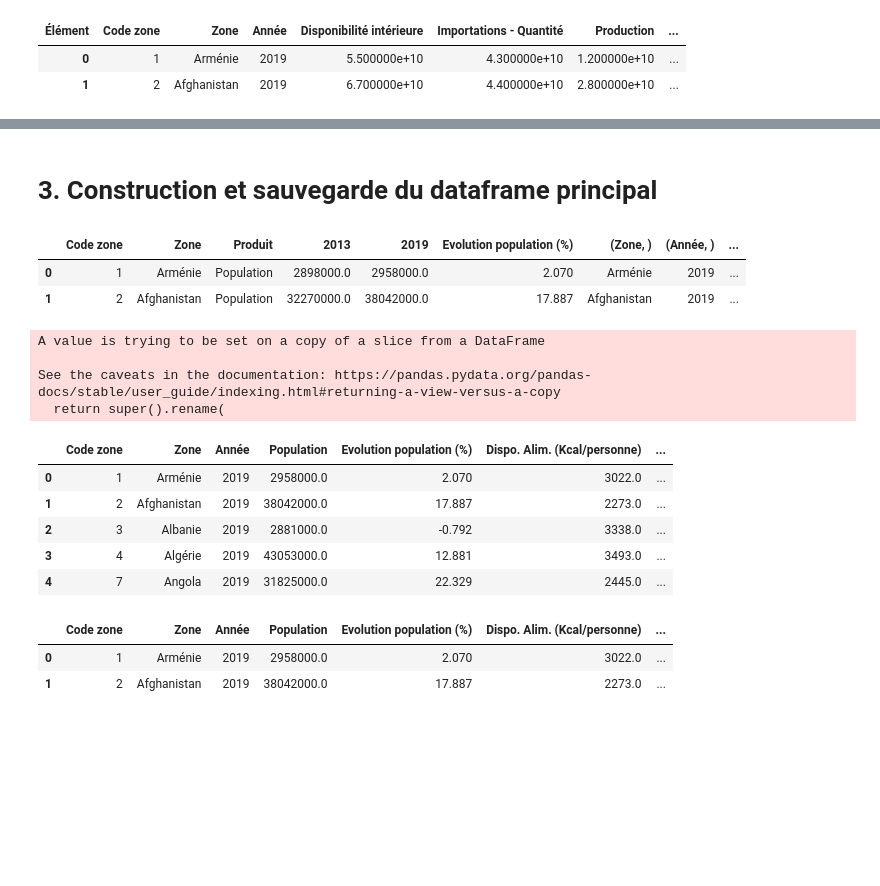
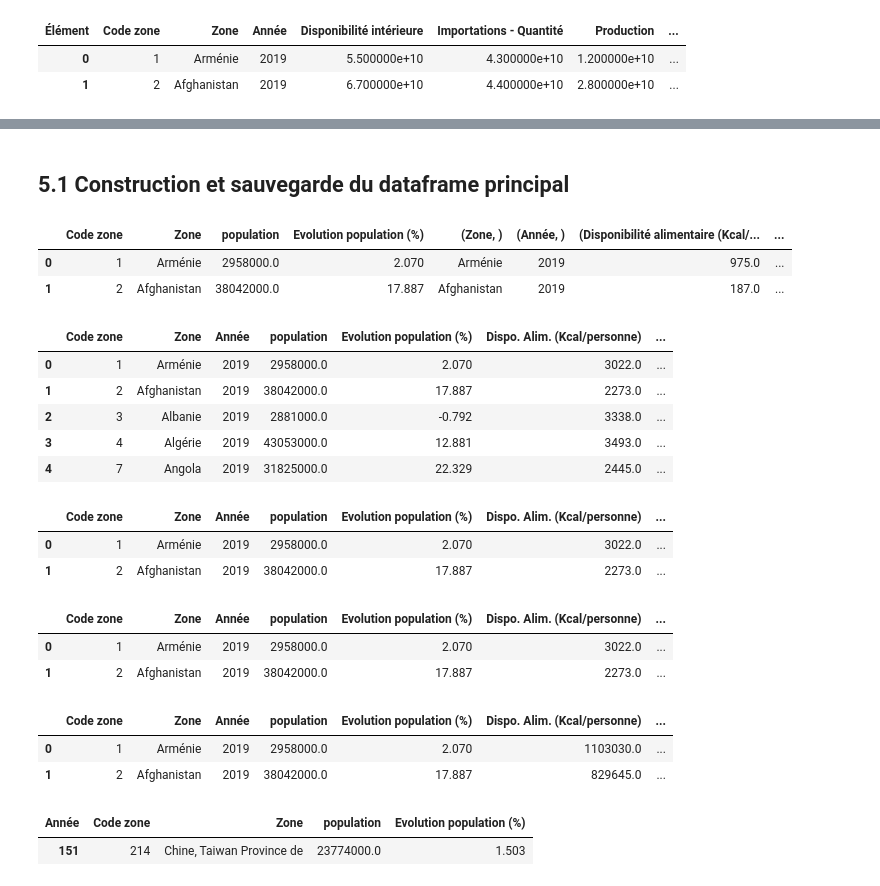
Before and after one commit to ROWAIDAK/ROWAIDAK-P5_Produisez-une-tude-de-march, a Jupyter notebook: P5_01 dendogramme.ipynb, the cells around one changed output, grey strips where cells are left out. Cells and saved outputs as stored; diff of their text form; code cells hidden in the pictures; blank space fills up the shorter version.

```diff
--- a/P5_01 dendogramme.ipynb
+++ b/P5_01 dendogramme.ipynb
@@ -74,4 +84,5 @@ df_population.head()
 | 3 | 202 | Afrique du Sud | Population | 2019 | 58558000 |
 | 4 | 3 | Albanie | Population | 2013 | 2904000 |
 # %%
-df_population = df_population.pivot_table(index=['Code zone', 'Zone', 'Produit'], columns='Année', values = 'Valeur', aggfunc = sum).reset_index()
+df_population = df_population.pivot_table(index=['Code zone', 'Zone'], columns='Année', values = 'Valeur', aggfunc = sum).reset_index()
+df_population.head()
@@ -108,0 +127,4 @@ L'évolution 2013/2019 est de 6.349 %.
+# %%
+df_population= df_population.rename(columns= {2019: 'population'})
+df_population= df_population[['Code zone', 'Zone' , 'population' ,'Evolution population (%)']]
+df_population.head(2)
@@ -137,7 +161,7 @@ df_dispo_alimentaire.head()
 | 4 | 7 | Angola | 2019 | 211.0 | 2445.0 | 15.27 | 59.42 | ... |
 # %%
 # proportion de protéines d'origine animale par rapport à la quantité totale de protéines dans la disponibilité alimentaire du pays
-df_dispo_alimentaire["Prot. Animales/Prot. Totales dispo (%)"] = round((df_dispo_alimentaire[('Disponibilité de protéines en quantité (g/personne/jour)', 'Produits Animaux')]
+df_dispo_alimentaire["dispo_protéines_animales(%)"] = round((df_dispo_alimentaire[('Disponibilité de protéines en quantité (g/personne/jour)', 'Produits Animaux')]
                                                                          /df_dispo_alimentaire[('Disponibilité de protéines en quantité (g/personne/jour)', 'Total General')])*100,3)
 df_dispo_alimentaire.head()
 # %% [output]
@@ -228,42 +272,44 @@ df_indicateurs_macro.head()
 # %% [markdown]
-# 3. Construction et sauvegarde du dataframe principal
+## 5.1 Construction et sauvegarde du dataframe principal
 # %%
 df_dispo_alimentaire_etendu = pd.merge(df_population, df_dispo_alimentaire, on="Code zone")
 
 df_dispo_alimentaire_etendu.head(2)
 # %% [output]
-|  | Code zone | Zone | Produit | 2013 | 2019 | Evolution population (%) | (Zone, ) | (Année, ) | ... |
-| 0 | 1 | Arménie | Population | 2898000.0 | 2958000.0 | 2.070 | Arménie | 2019 | ... |
-| 1 | 2 | Afghanistan | Population | 32270000.0 | 38042000.0 | 17.887 | Afghanistan | 2019 | ... |
+|  | Code zone | Zone | population | Evolution population (%) | (Zone, ) | (Année, ) | (Disponibilité alimentaire (Kcal/... | ... |
+| 0 | 1 | Arménie | 2958000.0 | 2.070 | Arménie | 2019 | 975.0 | ... |
+| 1 | 2 | Afghanistan | 38042000.0 | 17.887 | Afghanistan | 2019 | 187.0 | ... |
 # %%
-df_dataset_fao = df_dispo_alimentaire_etendu[["Code zone","Zone", ('Année', ''), 2019, "Evolution population (%)",
+df_dispo_alimentaire_etendu = df_dispo_alimentaire_etendu[["Code zone","Zone", ('Année', ''), 'population','Evolution population (%)',
                                              ('Disponibilité alimentaire (Kcal/personne/jour)', 'Total General'),
                                              ('Disponibilité de protéines en quantité (g/personne/jour)', 'Total General'),
-                                            ('Prot. Animales/Prot. Totales dispo (%)', '')
+                                            ('dispo_protéines_animales(%)', '')
 ]]
-df_dataset_fao.rename(columns={('Année', ''):'Année', 2019:'Population',
+df_dispo_alimentaire_etendu.rename(columns={('Année', ''):'Année',
                               ('Disponibilité alimentaire (Kcal/personne/jour)', 'Total General'):'Dispo. Alim. (Kcal/personne)',
-                              ('Disponibilité de protéines en quantité (g/personne/jour)', 'Total General'):'Dispo. Prot. (g/personne)'},
+                              ('Disponibilité de protéines en quantité (g/personne/jour)', 'Total General'):'Dispo. Prot. (g/personne)',  ('dispo_protéines_animales(%)', ''):'dispo_protéines_animales(%)'},
                      inplace=True)
-df_dataset_fao.head()
+df_dispo_alimentaire_etendu.head()
 # %% [output]
-A value is trying to be set on a copy of a slice from a DataFrame
-
-See the caveats in the documentation: https://pandas.pydata.org/pandas-docs/stable/user_guide/indexing.html#returning-a-view-versus-a-copy
-  return super().rename(
-|  | Code zone | Zone | Année | Population | Evolution population (%) | Dispo. Alim. (Kcal/personne) | ... |
+|  | Code zone | Zone | Année | population | Evolution population (%) | Dispo. Alim. (Kcal/personne) | ... |
 | 0 | 1 | Arménie | 2019 | 2958000.0 | 2.070 | 3022.0 | ... |
 | 1 | 2 | Afghanistan | 2019 | 38042000.0 | 17.887 | 2273.0 | ... |
 | 2 | 3 | Albanie | 2019 | 2881000.0 | -0.792 | 3338.0 | ... |
 | 3 | 4 | Algérie | 2019 | 43053000.0 | 12.881 | 3493.0 | ... |
 | 4 | 7 | Angola | 2019 | 31825000.0 | 22.329 | 2445.0 | ... |
 # %%
-df_dataset_fao = pd.merge(df_dataset_fao, df_dépendance_importations, on="Code zone")
-df_dataset_fao = pd.merge(df_dataset_fao, df_indicateurs_macro, on="Code zone")
-
-df_dataset_fao.head(2)
+df = pd.merge(df_dispo_alimentaire_etendu, df_indicateurs_macro, on="Code zone")
+df.head(2)
 # %% [output]
-|  | Code zone | Zone | Année | Population | Evolution population (%) | Dispo. Alim. (Kcal/personne) | ... |
+|  | Code zone | Zone | Année | population | Evolution population (%) | Dispo. Alim. (Kcal/personne) | ... |
 | 0 | 1 | Arménie | 2019 | 2958000.0 | 2.070 | 3022.0 | ... |
 | 1 | 2 | Afghanistan | 2019 | 38042000.0 | 17.887 | 2273.0 | ... |
+# %%
+df = pd.merge(df, df_dépendance_importations, on="Code zone")
+
+df.head(2)
+# %% [output]
+|  | Code zone | Zone | Année | population | Evolution population (%) | Dispo. Alim. (Kcal/personne) | ... |
+| 0 | 1 | Arménie | 2019 | 2958000.0 | 2.070 | 3022.0 | ... |
+| 1 | 2 | Afghanistan | 2019 | 38042000.0 | 17.887 | 2273.0 | ... |
 # %%
@@ -271,0 +318,13 @@ df_dataset_fao["Dispo. Prot. (g/personne)"] *= 365
+# %%
+df.head(2)
+# %% [output]
+|  | Code zone | Zone | Année | population | Evolution population (%) | Dispo. Alim. (Kcal/personne) | ... |
+| 0 | 1 | Arménie | 2019 | 2958000.0 | 2.070 | 1103030.0 | ... |
+| 1 | 2 | Afghanistan | 2019 | 38042000.0 | 17.887 | 829645.0 | ... |
+# %%
+# Visualiser les pays qui n'apparaissent pas dans le dataframe étendu
+df_zone_absentes = df_population[df_population["Zone"].isin(df["Zone"]) == False]
+df_zone_absentes
+# %% [output]
+| Année | Code zone | Zone | population | Evolution population (%) |
+| 151 | 214 | Chine, Taiwan Province de | 23774000.0 | 1.503 |
```
Also changed, not shown: parts of 30 cells of this notebook.
